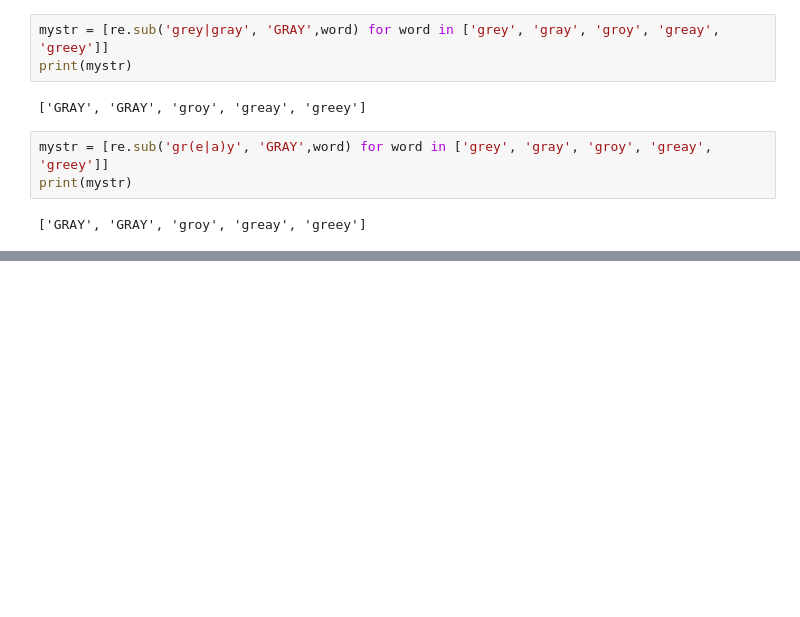
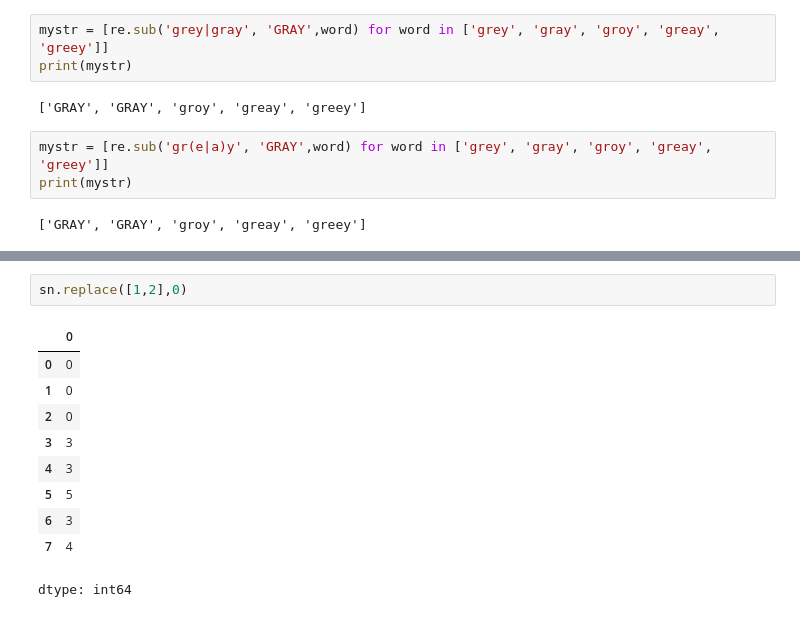
Before and after one commit to immazenam/test, a Jupyter notebook: R과_파이썬.ipynb, the cells around one changed output, grey strips where cells are left out. Saved outputs shown, nothing was run; the diff lists cells and outputs as text; blank space fills up the shorter version.

```diff
--- a/R과_파이썬.ipynb
+++ b/R과_파이썬.ipynb
@@ -721,0 +929,13 @@ print(mystr)
+# %%
+sn.replace([1,2],0)
+# %% [output]
+|  | 0 |
+| 0 | 0 |
+| 1 | 0 |
+| 2 | 0 |
+| 3 | 3 |
+| 4 | 3 |
+| 5 | 5 |
+| 6 | 3 |
+| 7 | 4 |
+dtype: int64
```
Also changed, not shown: parts of 33 cells of this notebook.
